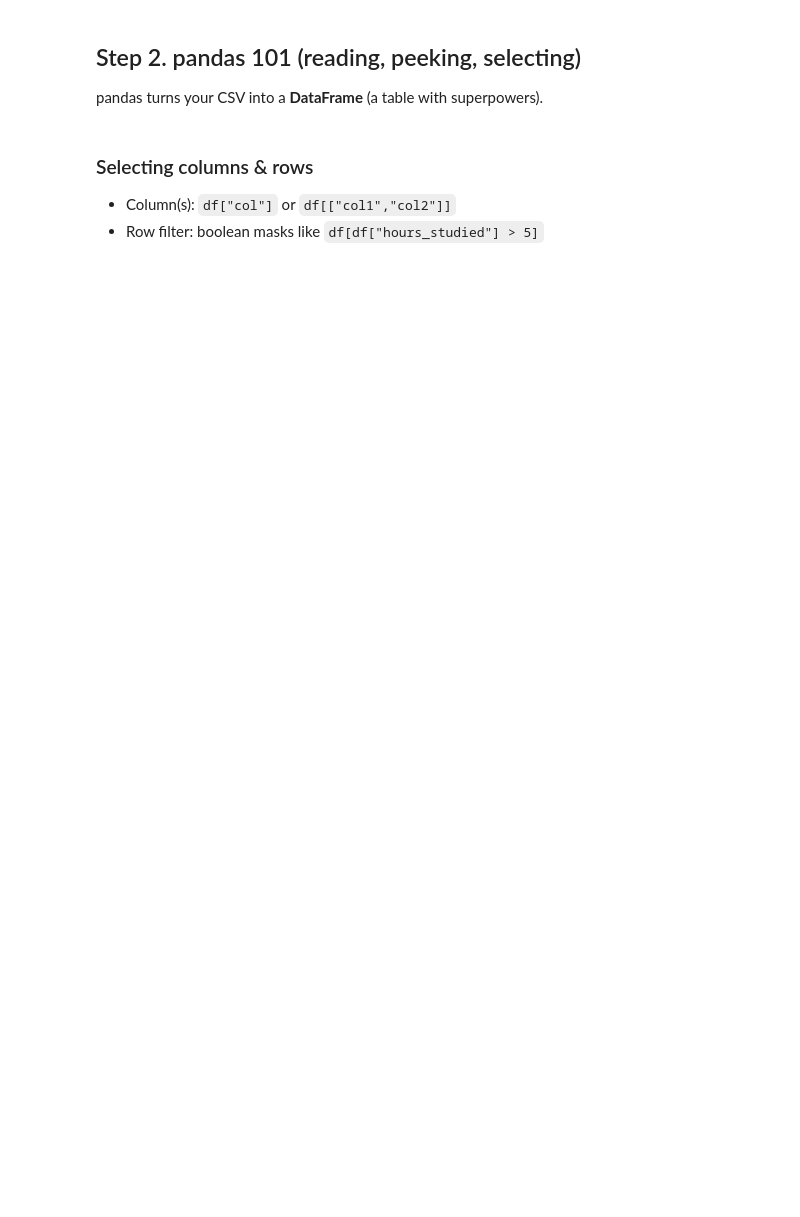
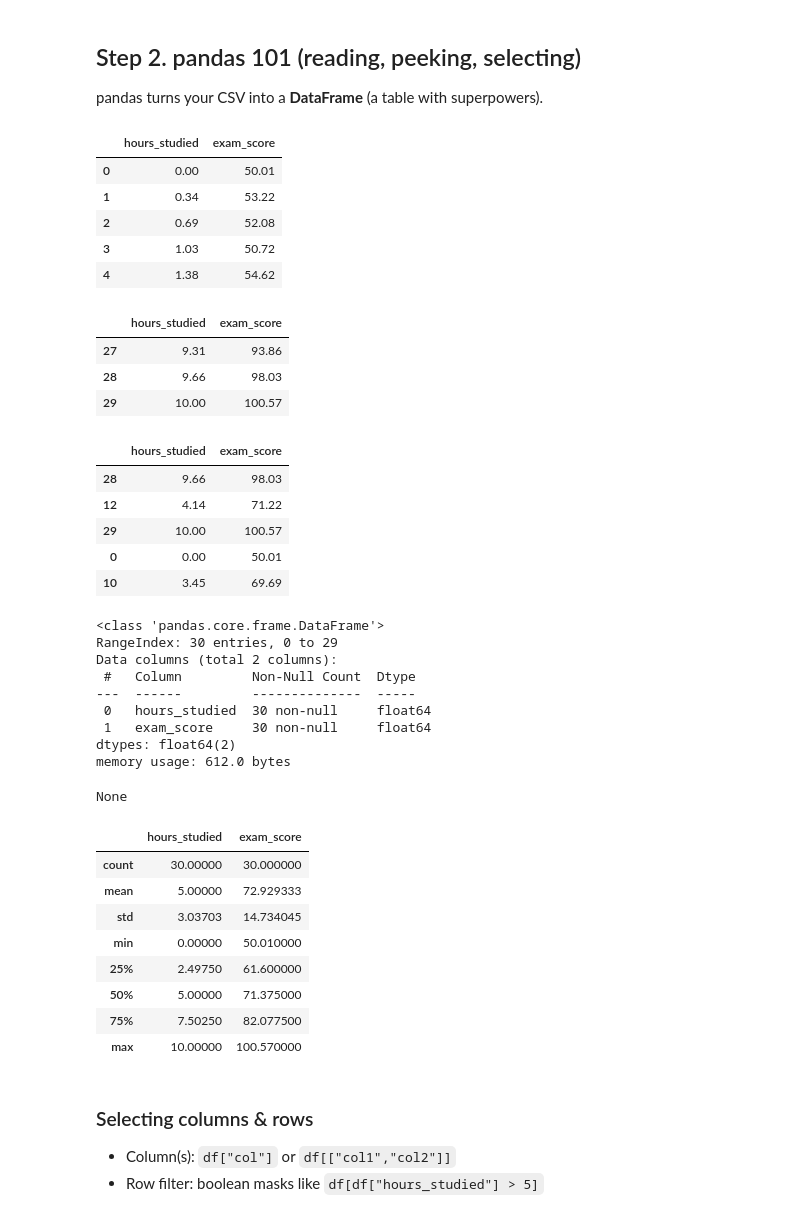
Before and after one commit to data-science-ucsb/essential_tools_series, a Jupyter notebook: notebooks/01.ipynb, the cells around one changed output. Cells and saved outputs as stored; diff of their text form; code cells hidden in the pictures; blank space fills up the shorter version.

```diff
--- a/notebooks/01.ipynb
+++ b/notebooks/01.ipynb
@@ -58,16 +60,52 @@ pandas turns your CSV into a **DataFrame** (a table with superpowers).
 # %%
 
 # Read the CSV
-df = pd.read_csv("data/study_scores.csv")
+df = pd.read_csv("data/raw/___.csv")
 
 # Quick peeks
 display(df.head())          # first five rows
 display(df.tail(3))         # last three rows
 display(df.sample(5))       # a random sample
 
 # Structure & summary
 display(df.info())          # column names + types + missing values
 display(df.describe())      # basic stats (mean, std, min, max, quartiles)
+# %% [output]
+|  | hours_studied | exam_score |
+| 0 | 0.00 | 50.01 |
+| 1 | 0.34 | 53.22 |
+| 2 | 0.69 | 52.08 |
+| 3 | 1.03 | 50.72 |
+| 4 | 1.38 | 54.62 |
+|  | hours_studied | exam_score |
+| 27 | 9.31 | 93.86 |
+| 28 | 9.66 | 98.03 |
+| 29 | 10.00 | 100.57 |
+|  | hours_studied | exam_score |
+| 28 | 9.66 | 98.03 |
+| 12 | 4.14 | 71.22 |
+| 29 | 10.00 | 100.57 |
+| 0 | 0.00 | 50.01 |
+| 10 | 3.45 | 69.69 |
+<class 'pandas.core.frame.DataFrame'>
+RangeIndex: 30 entries, 0 to 29
+Data columns (total 2 columns):
+ #   Column         Non-Null Count  Dtype
+---  ------         --------------  -----
+ 0   hours_studied  30 non-null     float64
+ 1   exam_score     30 non-null     float64
+dtypes: float64(2)
+memory usage: 612.0 bytes
+None
+|  | hours_studied | exam_score |
+| count | 30.00000 | 30.000000 |
+| mean | 5.00000 | 72.929333 |
+| std | 3.03703 | 14.734045 |
+| min | 0.00000 | 50.010000 |
+| 25% | 2.49750 | 61.600000 |
+| 50% | 5.00000 | 71.375000 |
+| 75% | 7.50250 | 82.077500 |
+| max | 10.00000 | 100.570000 |
 # %% [markdown]
 
 ### Selecting columns & rows
```
Also changed, not shown: parts of 7 cells of this notebook, 7 other files.
